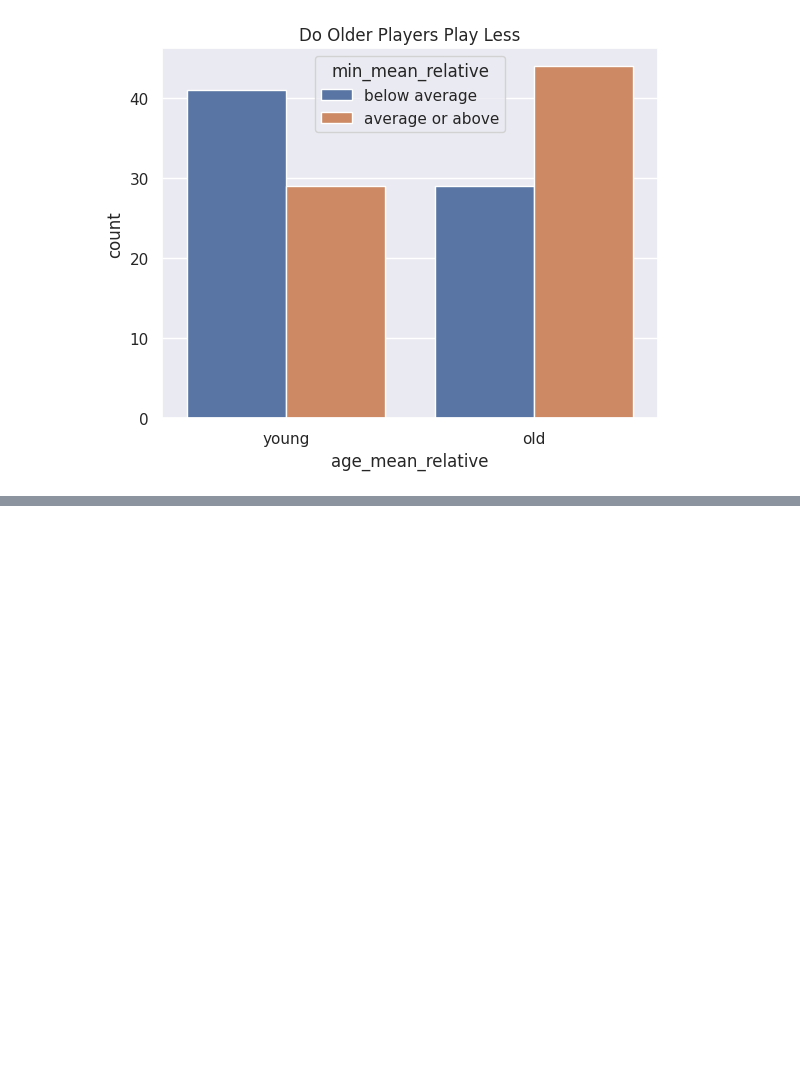
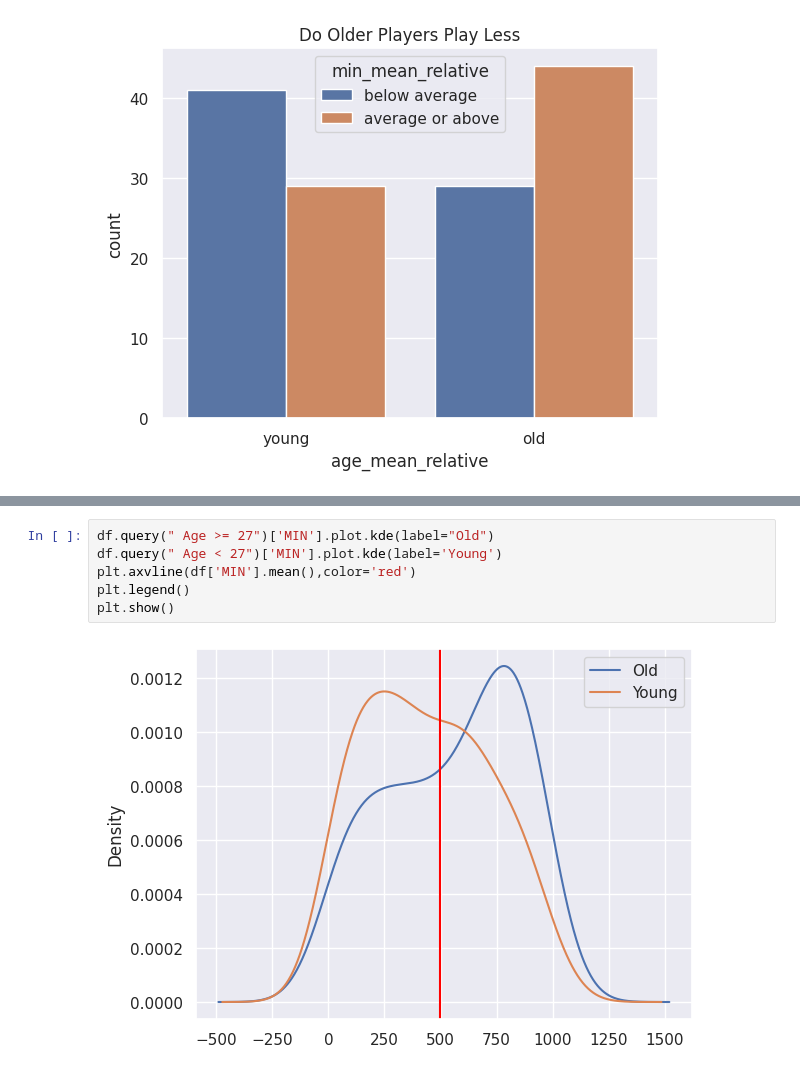
Before and after one commit to dnlsyfq/kaggle_wnba_player_stats, a Jupyter notebook: statistical-analysis-walkthrough.ipynb, the cells around one changed output, grey strips where cells are left out. Saved outputs shown, nothing was run; the diff lists cells and outputs as text; blank space fills up the shorter version.

```diff
--- a/statistical-analysis-walkthrough.ipynb
+++ b/statistical-analysis-walkthrough.ipynb
@@ -682,0 +691,8 @@ plt.show()
+# %%
+df.query(" Age >= 27")['MIN'].plot.kde(label="Old")
+df.query(" Age < 27")['MIN'].plot.kde(label='Young')
+plt.axvline(df['MIN'].mean(),color='red')
+plt.legend()
+plt.show()
+# %% [output]
+[figure, added]
```
Also changed, not shown: parts of 19 cells of this notebook.
